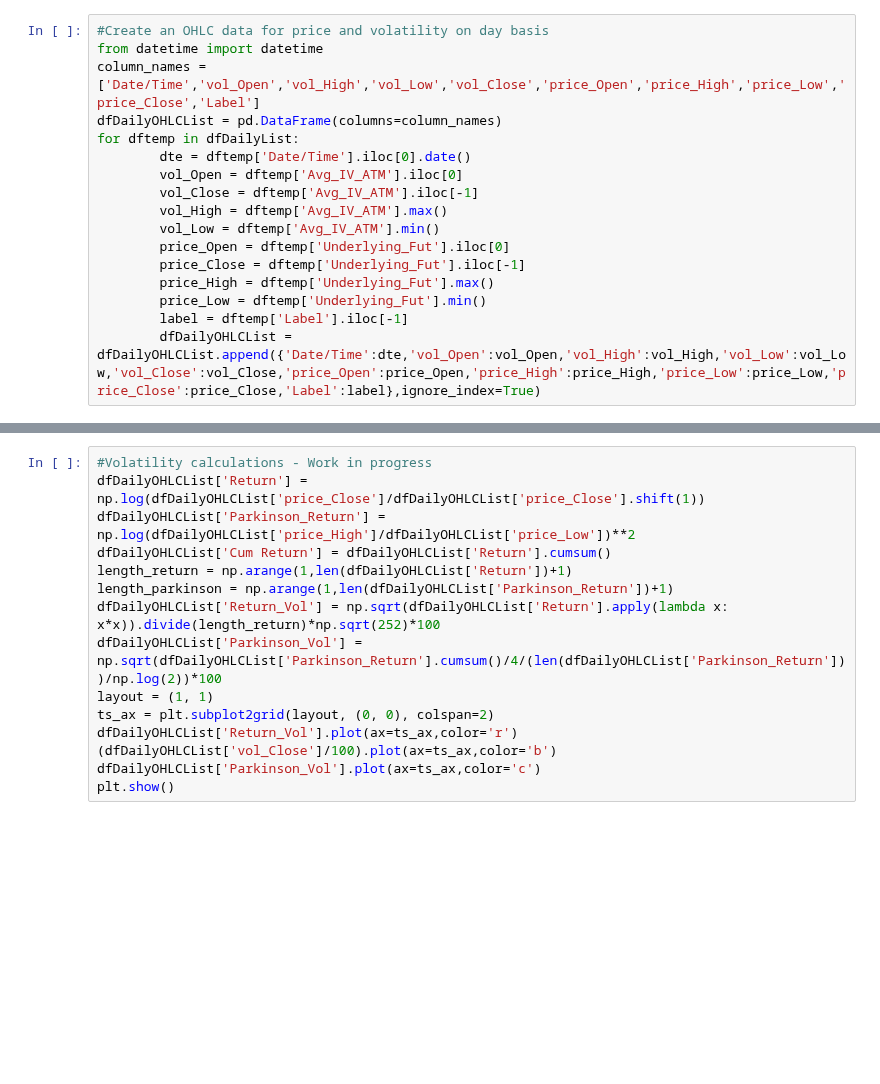
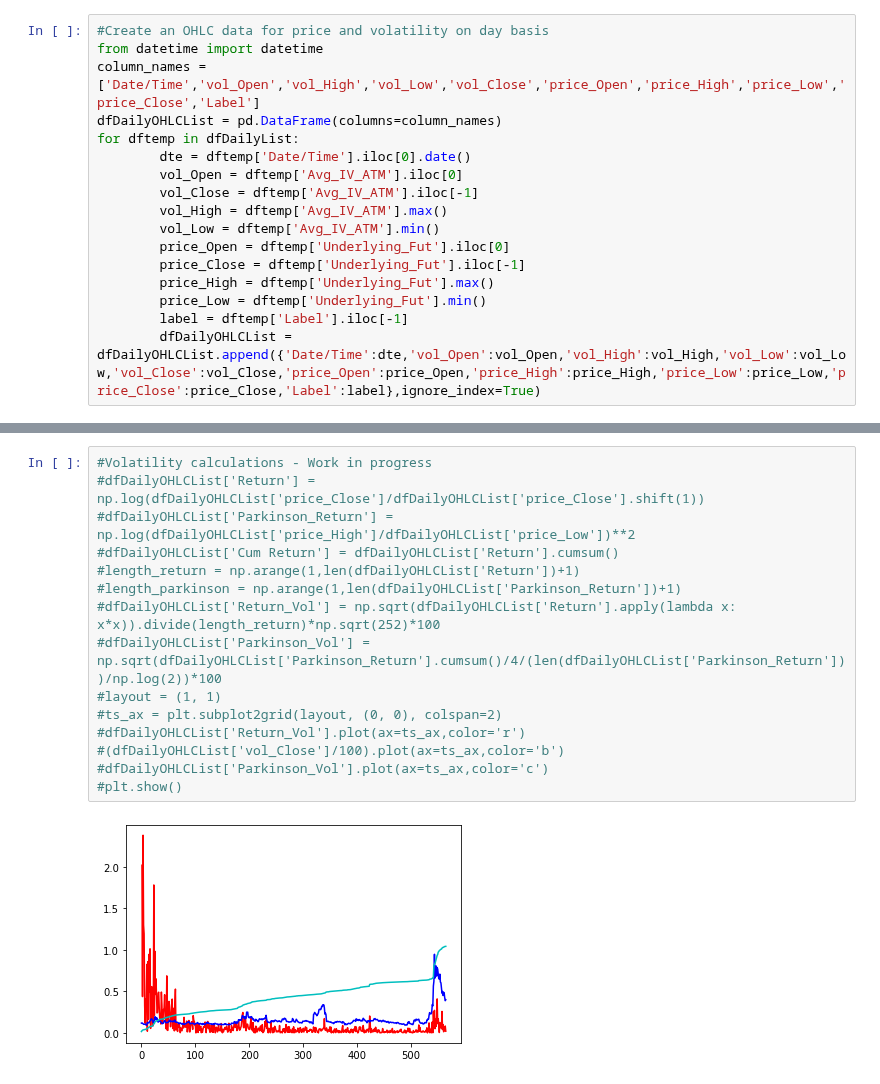
Before and after one commit to hpimpalgaonkar/Heston, a Jupyter notebook: GARCH.ipynb, the cells around one changed output, grey strips where cells are left out. Saved outputs shown, nothing was run; the diff lists cells and outputs as text; blank space fills up the shorter version.

```diff
--- a/GARCH.ipynb
+++ b/GARCH.ipynb
@@ -142,17 +200,19 @@ res.summary()
 # %%
 #Volatility calculations - Work in progress
-dfDailyOHLCList['Return'] = np.log(dfDailyOHLCList['price_Close']/dfDailyOHLCList['price_Close'].shift(1))
-dfDailyOHLCList['Parkinson_Return'] = np.log(dfDailyOHLCList['price_High']/dfDailyOHLCList['price_Low'])**2
-dfDailyOHLCList['Cum Return'] = dfDailyOHLCList['Return'].cumsum()
-length_return = np.arange(1,len(dfDailyOHLCList['Return'])+1)
-length_parkinson = np.arange(1,len(dfDailyOHLCList['Parkinson_Return'])+1)
-dfDailyOHLCList['Return_Vol'] = np.sqrt(dfDailyOHLCList['Return'].apply(lambda x: x*x)).divide(length_return)*np.sqrt(252)*100
-dfDailyOHLCList['Parkinson_Vol'] = np.sqrt(dfDailyOHLCList['Parkinson_Return'].cumsum()/4/(len(dfDailyOHLCList['Parkinson_Return']))/np.log(2))*100
-layout = (1, 1)
-ts_ax = plt.subplot2grid(layout, (0, 0), colspan=2)
-dfDailyOHLCList['Return_Vol'].plot(ax=ts_ax,color='r')
-(dfDailyOHLCList['vol_Close']/100).plot(ax=ts_ax,color='b')
-dfDailyOHLCList['Parkinson_Vol'].plot(ax=ts_ax,color='c')
-plt.show()
+#dfDailyOHLCList['Return'] = np.log(dfDailyOHLCList['price_Close']/dfDailyOHLCList['price_Close'].shift(1))
+#dfDailyOHLCList['Parkinson_Return'] = np.log(dfDailyOHLCList['price_High']/dfDailyOHLCList['price_Low'])**2
+#dfDailyOHLCList['Cum Return'] = dfDailyOHLCList['Return'].cumsum()
+#length_return = np.arange(1,len(dfDailyOHLCList['Return'])+1)
+#length_parkinson = np.arange(1,len(dfDailyOHLCList['Parkinson_Return'])+1)
+#dfDailyOHLCList['Return_Vol'] = np.sqrt(dfDailyOHLCList['Return'].apply(lambda x: x*x)).divide(length_return)*np.sqrt(252)*100
+#dfDailyOHLCList['Parkinson_Vol'] = np.sqrt(dfDailyOHLCList['Parkinson_Return'].cumsum()/4/(len(dfDailyOHLCList['Parkinson_Return']))/np.log(2))*100
+#layout = (1, 1)
+#ts_ax = plt.subplot2grid(layout, (0, 0), colspan=2)
+#dfDailyOHLCList['Return_Vol'].plot(ax=ts_ax,color='r')
+#(dfDailyOHLCList['vol_Close']/100).plot(ax=ts_ax,color='b')
+#dfDailyOHLCList['Parkinson_Vol'].plot(ax=ts_ax,color='c')
+#plt.show()
+# %% [output]
+[figure, added]
 # %%
 _ = tsplot(dfDailyOHLCList['vol_Close'])
```
Also changed, not shown: parts of 16 cells of this notebook.
